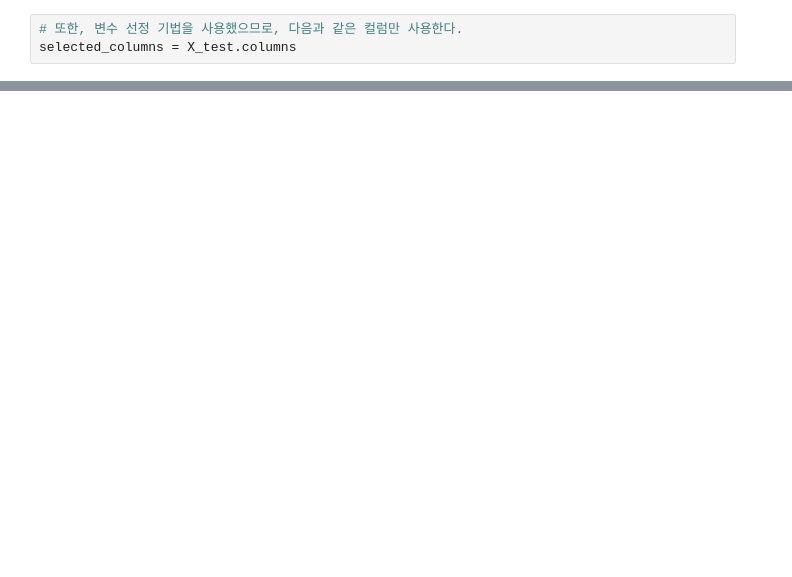
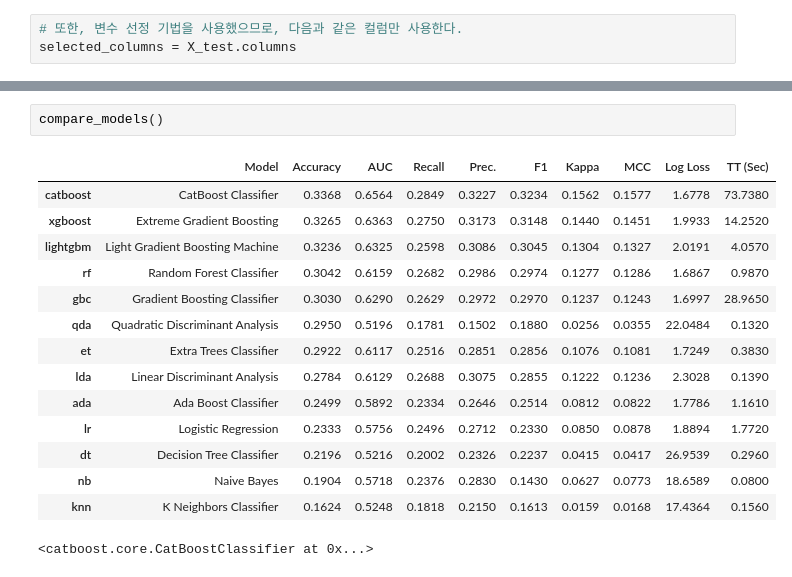
Before and after one commit to kdchoi-mkt/2020-fall-bma-final, a Jupyter notebook: modeling/modeling.ipynb, the cells around one changed output, grey strips where cells are left out. Cells and saved outputs as stored; diff of their text form; blank space fills up the shorter version.

```diff
--- a/modeling/modeling.ipynb
+++ b/modeling/modeling.ipynb
@@ -200,0 +189,18 @@ prediction.to_csv('./group_prediction.csv')
+# %%
+compare_models()
+# %% [output]
+|  | Model | Accuracy | AUC | Recall | Prec. | F1 | Kappa | MCC | Log Loss | TT (Sec) |
+| catboost | CatBoost Classifier | 0.3368 | 0.6564 | 0.2849 | 0.3227 | 0.3234 | 0.1562 | 0.1577 | 1.6778 | 73.7380 |
+| xgboost | Extreme Gradient Boosting | 0.3265 | 0.6363 | 0.2750 | 0.3173 | 0.3148 | 0.1440 | 0.1451 | 1.9933 | 14.2520 |
+| lightgbm | Light Gradient Boosting Machine | 0.3236 | 0.6325 | 0.2598 | 0.3086 | 0.3045 | 0.1304 | 0.1327 | 2.0191 | 4.0570 |
+| rf | Random Forest Classifier | 0.3042 | 0.6159 | 0.2682 | 0.2986 | 0.2974 | 0.1277 | 0.1286 | 1.6867 | 0.9870 |
+| gbc | Gradient Boosting Classifier | 0.3030 | 0.6290 | 0.2629 | 0.2972 | 0.2970 | 0.1237 | 0.1243 | 1.6997 | 28.9650 |
+| qda | Quadratic Discriminant Analysis | 0.2950 | 0.5196 | 0.1781 | 0.1502 | 0.1880 | 0.0256 | 0.0355 | 22.0484 | 0.1320 |
+| et | Extra Trees Classifier | 0.2922 | 0.6117 | 0.2516 | 0.2851 | 0.2856 | 0.1076 | 0.1081 | 1.7249 | 0.3830 |
+| lda | Linear Discriminant Analysis | 0.2784 | 0.6129 | 0.2688 | 0.3075 | 0.2855 | 0.1222 | 0.1236 | 2.3028 | 0.1390 |
+| ada | Ada Boost Classifier | 0.2499 | 0.5892 | 0.2334 | 0.2646 | 0.2514 | 0.0812 | 0.0822 | 1.7786 | 1.1610 |
+| lr | Logistic Regression | 0.2333 | 0.5756 | 0.2496 | 0.2712 | 0.2330 | 0.0850 | 0.0878 | 1.8894 | 1.7720 |
+| dt | Decision Tree Classifier | 0.2196 | 0.5216 | 0.2002 | 0.2326 | 0.2237 | 0.0415 | 0.0417 | 26.9539 | 0.2960 |
+| nb | Naive Bayes | 0.1904 | 0.5718 | 0.2376 | 0.2830 | 0.1430 | 0.0627 | 0.0773 | 18.6589 | 0.0800 |
+| knn | K Neighbors Classifier | 0.1624 | 0.5248 | 0.1818 | 0.2150 | 0.1613 | 0.0159 | 0.0168 | 17.4364 | 0.1560 |
+<catboost.core.CatBoostClassifier at 0x...>
```
Also changed, not shown: parts of 28 cells of this notebook, 3 other files.
